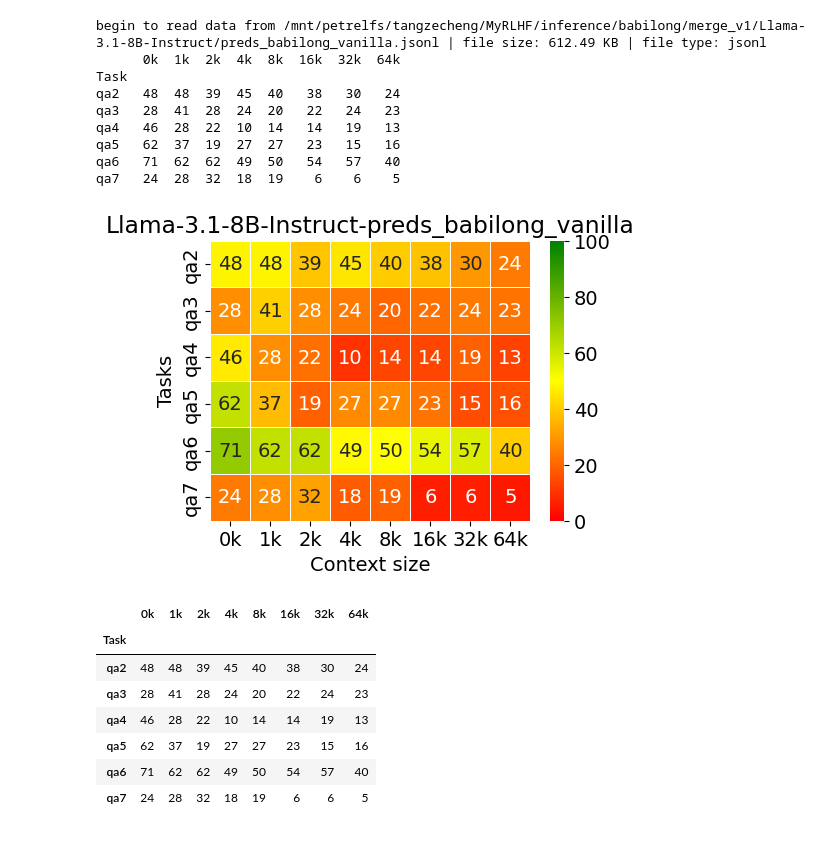
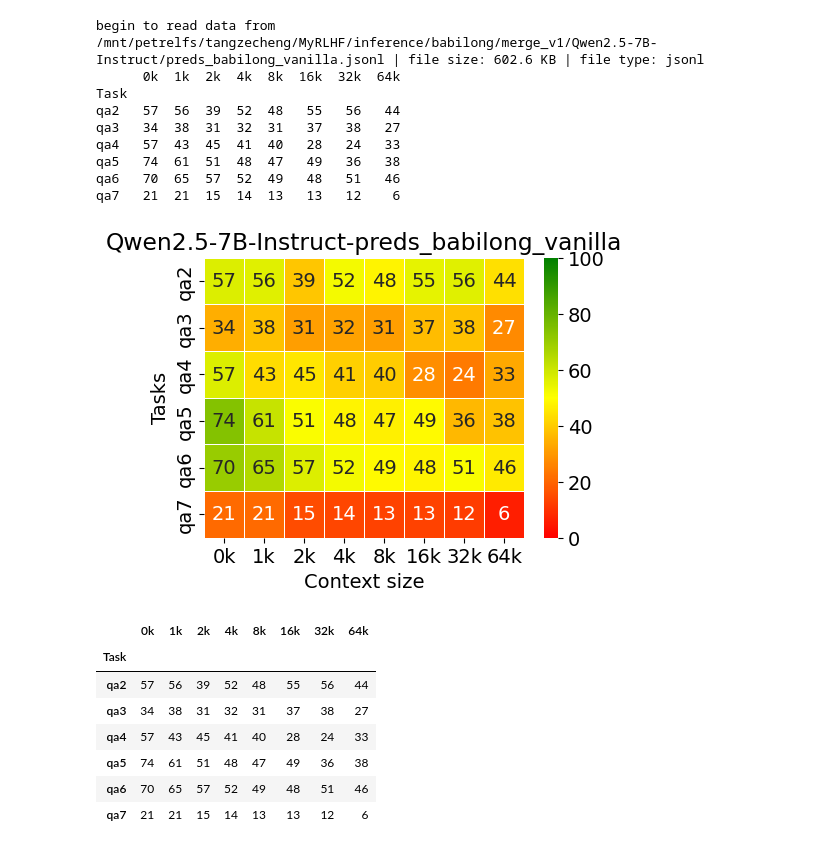
Before and after one commit to ZetangForward/MyRLHF, a Jupyter notebook: evaluation/babilong/eval.ipynb, the cells around one changed output. Saved outputs shown, nothing was run; the diff lists cells and outputs as text; code cells hidden in the pictures.

```diff
--- a/evaluation/babilong/eval.ipynb
+++ b/evaluation/babilong/eval.ipynb
@@ -120,7 +120,7 @@ def eval_fn(pred_path, save_path=None):
 
     return df, return_res
 # %%
-pred_path = '/mnt/petrelfs/tangzecheng/MyRLHF/inference/babilong/merge_v1/Llama-3.1-8B-Instruct/preds_babilong_vanilla.jsonl'
+pred_path = '/mnt/petrelfs/tangzecheng/MyRLHF/inference/babilong/merge_v1/Qwen2.5-7B-Instruct/preds_babilong_vanilla.jsonl'
 save_dir = '/mnt/petrelfs/tangzecheng/MyRLHF/evaluation/babilong/llama-3_1-8B-Instruct/preliminary'
 # save_dir = '/data/zecheng/acl2025/MyRLHF/evaluation/babilong/llama-3_1-8B-Instruct'
 auto_mkdir(save_dir)
@@ -133,24 +133,24 @@ print(res)
-begin to read data from /mnt/petrelfs/tangzecheng/MyRLHF/inference/babilong/merge_v1/Llama-3.1-8B-Instruct/preds_babilong_vanilla.jsonl | file size: 612.49 KB | file type: jsonl
+begin to read data from /mnt/petrelfs/tangzecheng/MyRLHF/inference/babilong/merge_v1/Qwen2.5-7B-Instruct/preds_babilong_vanilla.jsonl | file size: 602.6 KB | file type: jsonl
       0k  1k  2k  4k  8k  16k  32k  64k
 Task
-qa2   48  48  39  45  40   38   30   24
-qa3   28  41  28  24  20   22   24   23
-qa4   46  28  22  10  14   14   19   13
-qa5   62  37  19  27  27   23   15   16
-qa6   71  62  62  49  50   54   57   40
-qa7   24  28  32  18  19    6    6    5
+qa2   57  56  39  52  48   55   56   44
+qa3   34  38  31  32  31   37   38   27
+qa4   57  43  45  41  40   28   24   33
+qa5   74  61  51  48  47   49   36   38
+qa6   70  65  57  52  49   48   51   46
+qa7   21  21  15  14  13   13   12    6
-[figure, old version]
+[figure, new version]
 # %%
 res
 # %% [output]
 |  | 0k | 1k | 2k | 4k | 8k | 16k | 32k | 64k |
 | Task |  |  |  |  |  |  |  |  |
-| qa2 | 48 | 48 | 39 | 45 | 40 | 38 | 30 | 24 |
-| qa3 | 28 | 41 | 28 | 24 | 20 | 22 | 24 | 23 |
-| qa4 | 46 | 28 | 22 | 10 | 14 | 14 | 19 | 13 |
-| qa5 | 62 | 37 | 19 | 27 | 27 | 23 | 15 | 16 |
-| qa6 | 71 | 62 | 62 | 49 | 50 | 54 | 57 | 40 |
-| qa7 | 24 | 28 | 32 | 18 | 19 | 6 | 6 | 5 |
+| qa2 | 57 | 56 | 39 | 52 | 48 | 55 | 56 | 44 |
+| qa3 | 34 | 38 | 31 | 32 | 31 | 37 | 38 | 27 |
+| qa4 | 57 | 43 | 45 | 41 | 40 | 28 | 24 | 33 |
+| qa5 | 74 | 61 | 51 | 48 | 47 | 49 | 36 | 38 |
+| qa6 | 70 | 65 | 57 | 52 | 49 | 48 | 51 | 46 |
+| qa7 | 21 | 21 | 15 | 14 | 13 | 13 | 12 | 6 |
 # %%
 return_res['qa5']['4k']
 # %% [output]
```
Also changed, not shown: parts of 1 cell of this notebook, 7 other files.
